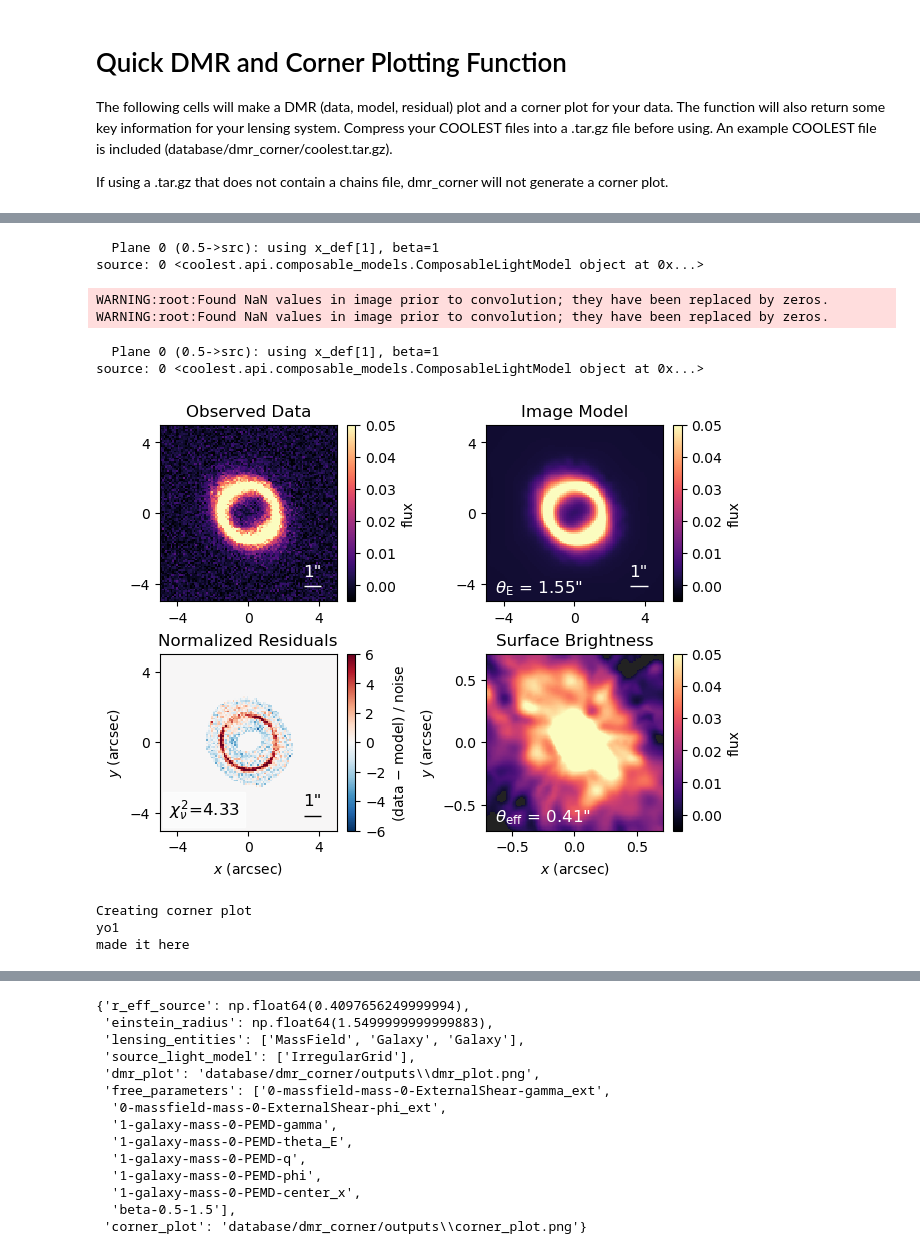
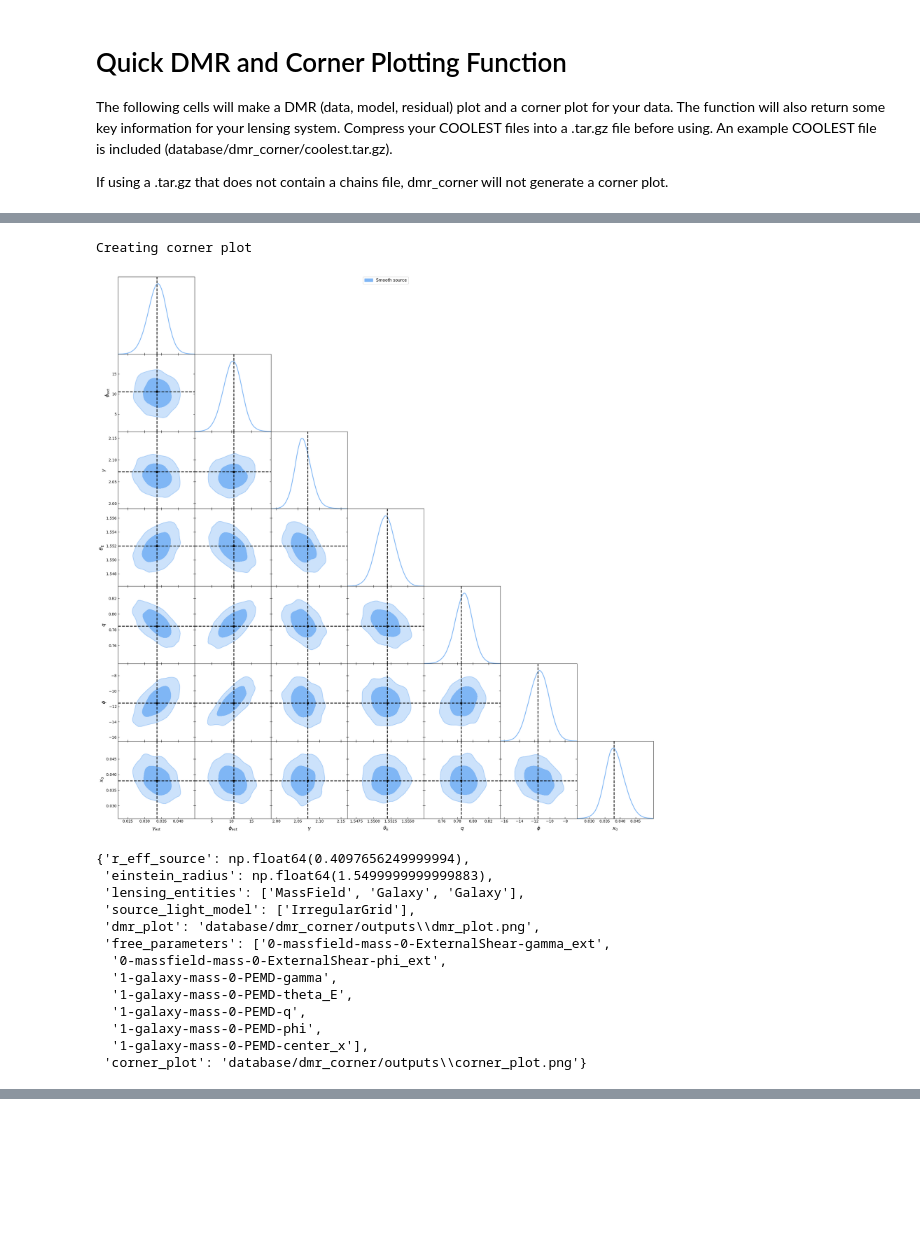
Before and after one commit to aymgal/COOLEST, a Jupyter notebook: docs/notebooks/07-plot_dmr_and_corner.ipynb, the cells around one changed output, grey strips where cells are left out. Saved outputs shown, nothing was run; the diff lists cells and outputs as text; code cells hidden in the pictures; blank space fills up the shorter version.

```diff
--- a/docs/notebooks/07-plot_dmr_and_corner.ipynb
+++ b/docs/notebooks/07-plot_dmr_and_corner.ipynb
@@ -7,23 +7,9 @@ If using a .tar.gz that does not contain a chains file, dmr_corner will not gene
 # %%
 from coolest.api import plot_util as plut
 # %%
-# plut.dmr_corner('database/dmr_corner/coolest.tar.gz', 'database/dmr_corner/outputs')
-# Multi 1 has a single galaxy and two lens planes
-# plut.dmr_corner('database/dmr_corner/multi1.zip', 'database/dmr_corner/outputs')
-# Multi 2 has 2 sources where the nearer source is also a lens plane for the farther source, so we should see two rings
-# plut.dmr_corner('database/dmr_corner/multi2.zip', 'database/dmr_corner/outputs')
-# Multi 3 is the same as multi 2 except the nearer source is unlensed.
-# plut.dmr_corner('database/dmr_corner/multi3.zip', 'database/dmr_corner/outputs')
-# Multi 4: zip of the coolest_1 code from notebook 4
-# plut.dmr_corner('database/dmr_corner/multi4.zip', 'database/dmr_corner/outputs')
-# Multi 5: multi 4 with two sources
-# plut.dmr_corner('database/dmr_corner/multi5.zip', 'database/dmr_corner/outputs')
-# Multi 6: multi 4 with two mass planes
-# plut.dmr_corner('database/dmr_corner/multi6.zip', 'database/dmr_corner/outputs')
-# Multi 7: multi 6 with mass planes at same redshift but second mass profile scaled by beta
-# plut.dmr_corner('database/dmr_corner/multi7.zip', 'database/dmr_corner/outputs')
+plut.dmr_corner('database/dmr_corner/coolest.tar.gz', 'database/dmr_corner/outputs')
 
-plut.dmr_corner('database/dmr_corner/beta_corner_test.zip', 'database/dmr_corner/outputs')
+# plut.dmr_corner('database/dmr_corner/beta_corner_test.zip', 'database/dmr_corner/outputs')
 # %% [output]
 WARNING:root:Outer limit of integration exceeds FoV; effective radius may not be accurate.
 INFO:root:Picked center from profile 'PEMD'
@@ -30,10 +19,15 @@ INFO:root:Picked center from profile 'PEMD'
-  Plane 0 (0.5->src): using x_def[1], beta=1
-source: 0 <coolest.api.composable_models.ComposableLightModel object at 0x...>
+Creating corner plot
+[figure, new version]
-WARNING:root:Found NaN values in image prior to convolution; they have been replaced by zeros.
-WARNING:root:Found NaN values in image prior to convolution; they have been replaced by zeros.
+{'r_eff_source': np.float64(0.4097656249999994),
+ 'einstein_radius': np.float64(1.5499999999999883),
+ 'lensing_entities': ['MassField', 'Galaxy', 'Galaxy'],
+ 'source_light_model': ['IrregularGrid'],
+ 'dmr_plot': 'database/dmr_corner/outputs\\dmr_plot.png',
+ 'free_parameters': ['0-massfield-mass-0-ExternalShear-gamma_ext',
+  '0-massfield-mass-0-ExternalShear-phi_ext',
+  '1-galaxy-mass-0-PEMD-gamma',
+  '1-galaxy-mass-0-PEMD-theta_E',
+  '1-galaxy-mass-0-PEMD-q',
+  '1-galaxy-mass-0-PEMD-phi',
+  '1-galaxy-mass-0-PEMD-center_x'],
+ 'corner_plot': 'database/dmr_corner/outputs\\corner_plot.png'}
-  Plane 0 (0.5->src): using x_def[1], beta=1
-source: 0 <coolest.api.composable_models.ComposableLightModel object at 0x...>
-[figure]
-Creating corner plot
-yo1
-made it here
@@ -42,14 +33,0 @@ WARNING:root:Parameters are 100% correlated: 1-galaxy-mass-0-PEMD-theta_E, beta-
-{'r_eff_source': np.float64(0.4097656249999994),
- 'einstein_radius': np.float64(1.5499999999999883),
- 'lensing_entities': ['MassField', 'Galaxy', 'Galaxy'],
- 'source_light_model': ['IrregularGrid'],
- 'dmr_plot': 'database/dmr_corner/outputs\\dmr_plot.png',
- 'free_parameters': ['0-massfield-mass-0-ExternalShear-gamma_ext',
-  '0-massfield-mass-0-ExternalShear-phi_ext',
-  '1-galaxy-mass-0-PEMD-gamma',
-  '1-galaxy-mass-0-PEMD-theta_E',
-  '1-galaxy-mass-0-PEMD-q',
-  '1-galaxy-mass-0-PEMD-phi',
-  '1-galaxy-mass-0-PEMD-center_x',
-  'beta-0.5-1.5'],
- 'corner_plot': 'database/dmr_corner/outputs\\corner_plot.png'}
```
Also changed, not shown: parts of 4 cells of this notebook, 7 other files.
